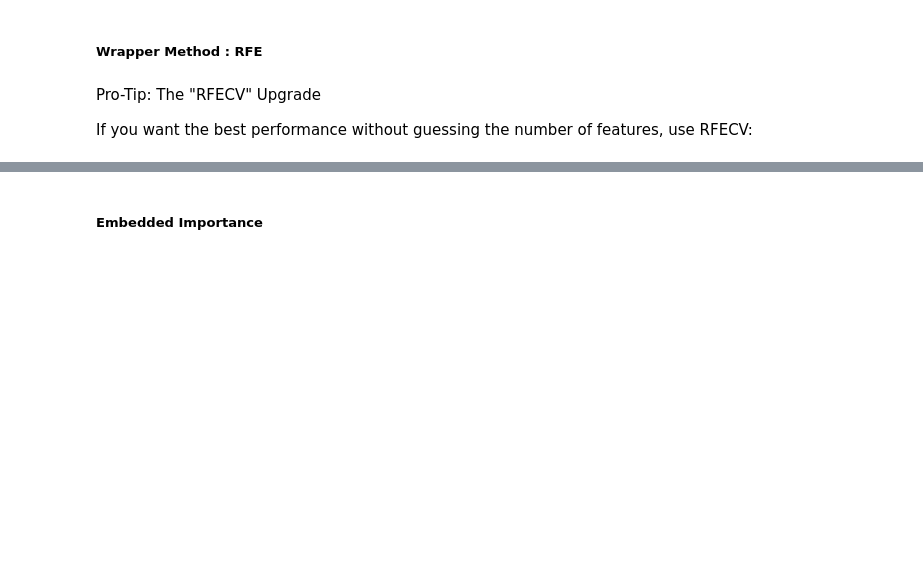
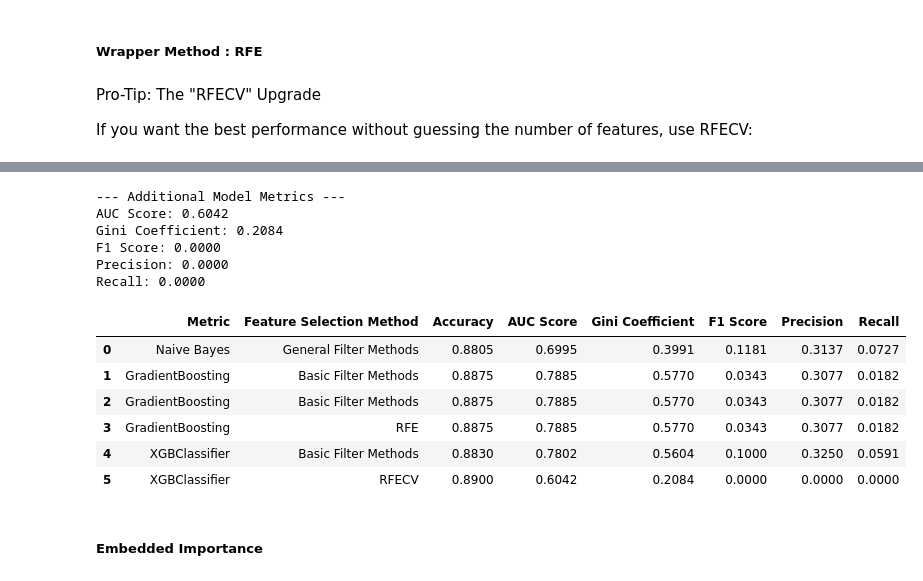
Before and after one commit to tsbawa61/Machine-Learning, a Jupyter notebook: FinalChurn.ipynb, the cells around one changed output, grey strips where cells are left out. Drawn from its saved outputs; the diff is of its cells as text; code cells hidden in the pictures; blank space fills up the shorter version.

```diff
--- a/FinalChurn.ipynb
+++ b/FinalChurn.ipynb
@@ -5180,10 +4291,16 @@ Pro-Tip: The "RFECV" Upgrade
 
 If you want the best performance without guessing the number of features, use RFECV:
 # %%
+#Execution Time: 3 to 6 minutes
+
 from sklearn.feature_selection import RFECV
 
 # This will automatically find the optimal number of features using Cross-Validation
-rfecv = RFECV(estimator=xgb, step=1, cv=5, scoring='accuracy')
-rfecv.fit(X_train, y_train)
+# start_time = currentTimeIST()
+rfecv_model = RFECV(estimator=xgb_model_rfe, step=1, cv=5, scoring='accuracy')
+rfecv_model.fit(X_train, y_train)
 
-print(f"Optimal number of features: {rfecv.n_features_}")
+# end_time = currentTimeIST()
+# print(f"Training time: {end_time - start_time}")
+
+print(f"Optimal number of features: {rfecv_model.n_features_}")
@@ -5189,0 +4309,4 @@ print(f"Optimal number of features: {rfecv.n_features_}")
+# %%
+# 4. Make predictions
+y_pred_rfecv = rfecv_model.predict(X_test)
+y_pred_rfecv
@@ -5189,0 +4315,4 @@ print(f"Optimal number of features: {rfecv.n_features_}")
+# %%
+# XGBClassifier Model Basic Evaluation
+accuracy_score_rfecv = getClassificationMetrics1("XGBClassifier", y_test, y_pred_rfecv)
+# print(f"Accuracy: {accuracy_score_rfecv:.2%}")
@@ -5190,3 +4336,32 @@ print(f"Optimal number of features: {rfecv.n_features_}")
+# %%
+auc_score_rfecv, gini_coefficient_rfecv, f1_rfecv, precision_rfecv, recall_rfecv = getClassificationMetrics2(rfecv_model, X_test, y_test, y_pred_rfecv)
+# %% [output]
+--- Additional Model Metrics ---
+AUC Score: 0.6042
+Gini Coefficient: 0.2084
+F1 Score: 0.0000
+Precision: 0.0000
+Recall: 0.0000
+# %%
+# Add a new row in df_metrics_performance
+df_metrics_performance.loc[len(df_metrics_performance)] = ['XGBClassifier', 'RFECV', accuracy_score_rfecv, auc_score_rfecv, gini_coefficient_rfecv, f1_rfecv, precision_rfecv, recall_rfecv]
+no_decimal="{:.4f}"
+display(df_metrics_performance.style.format({
+    'Accuracy': no_decimal,
+    'AUC Score': no_decimal,
+    'Gini Coefficient': no_decimal,
+    'F1 Score': no_decimal,
+    'Precision': no_decimal,
+    'Recall': no_decimal
+}))
+# %% [output]
+|  | Metric | Feature Selection Method | Accuracy | AUC Score | Gini Coefficient | F1 Score | Precision | Recall |
+| 0 | Naive Bayes | General Filter Methods | 0.8805 | 0.6995 | 0.3991 | 0.1181 | 0.3137 | 0.0727 |
+| 1 | GradientBoosting | Basic Filter Methods | 0.8875 | 0.7885 | 0.5770 | 0.0343 | 0.3077 | 0.0182 |
+| 2 | GradientBoosting | Basic Filter Methods | 0.8875 | 0.7885 | 0.5770 | 0.0343 | 0.3077 | 0.0182 |
+| 3 | GradientBoosting | RFE | 0.8875 | 0.7885 | 0.5770 | 0.0343 | 0.3077 | 0.0182 |
+| 4 | XGBClassifier | Basic Filter Methods | 0.8830 | 0.7802 | 0.5604 | 0.1000 | 0.3250 | 0.0591 |
+| 5 | XGBClassifier | RFECV | 0.8900 | 0.6042 | 0.2084 | 0.0000 | 0.0000 | 0.0000 |
 # %% [markdown]
 ##### Embedded Importance
 # %%
```
Also changed, not shown: parts of 155 cells of this notebook.
